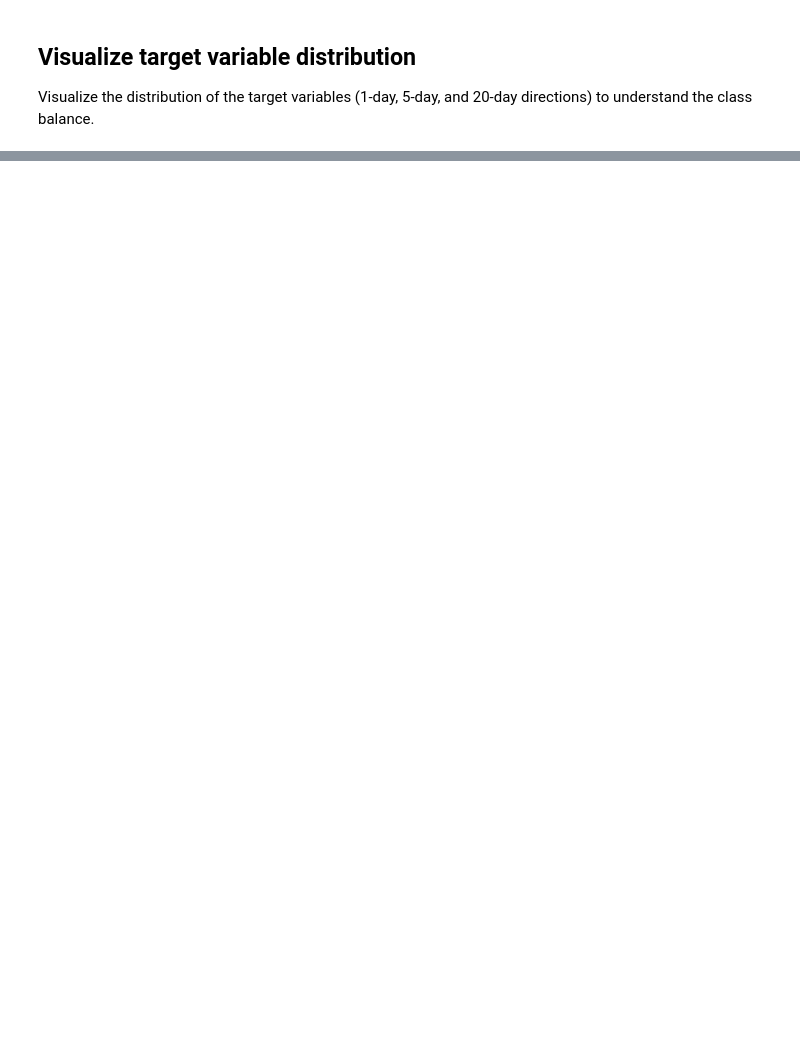
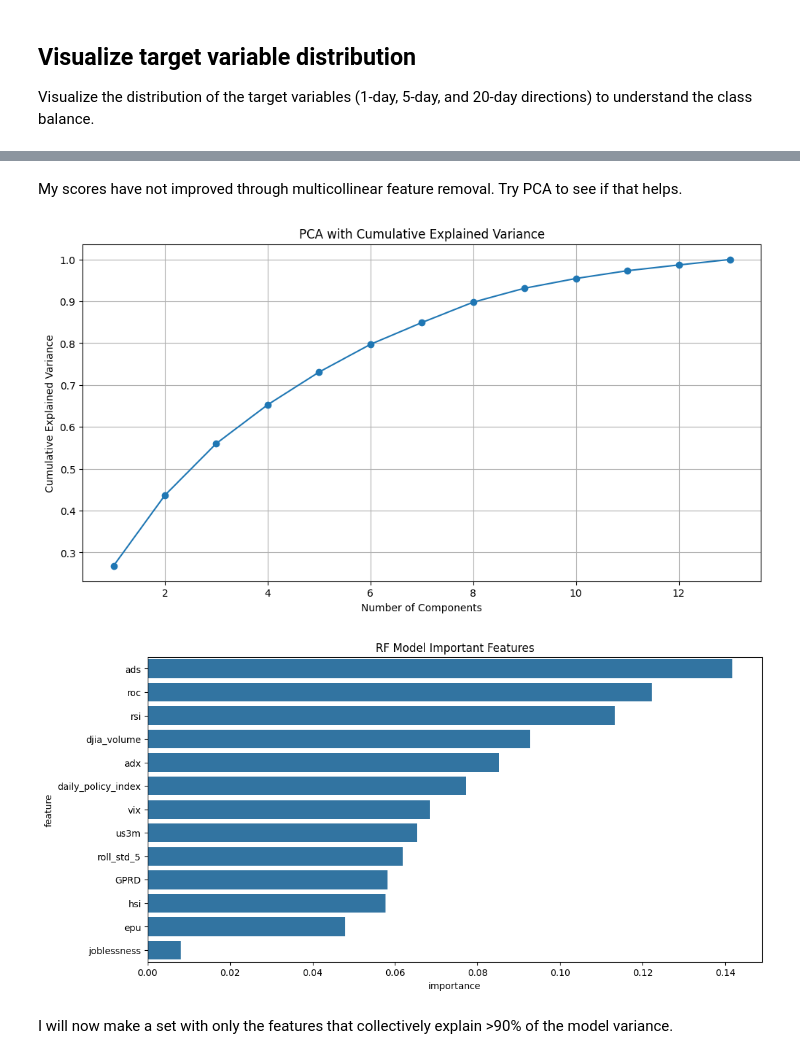
Before and after one commit to dkrapohl/UWF_DataScience_Capstone, a Jupyter notebook: DS_Capstone.ipynb, the cells around one changed output, grey strips where cells are left out. Saved outputs shown, nothing was run; the diff lists cells and outputs as text; code cells hidden in the pictures; blank space fills up the shorter version.

```diff
--- a/DS_Capstone.ipynb
+++ b/DS_Capstone.ipynb
@@ -570,0 +607,9 @@ Std Deviation: 0.0179
+# %%
+# Prepare x and y for modeling
+# Separate features and target
+predictor_drop_columns = ['direction_1d', 'direction_5d', 'direction_20d',
+                     'Date', '1d_return', '1d_return_pct', 'return_lag_1',
+                     '5d_return', '20d_return',
+                     'sp500', 'sp500_close']
+df_input_features = df.drop(columns=predictor_drop_columns)   # predict the next day
+y_basic_target = df['direction_1d']
@@ -570,0 +765,6 @@ Std Deviation: 0.0179
+# %%
+# now drop them
+df_no_multicollinearity = df_input_features.drop(columns=features_to_drop)
+
+# Train a model now without those features and measure
+best_rf_model = do_train_rf(df_no_multicollinearity, y_basic_target, n_models=50)
@@ -570,0 +779,44 @@ Std Deviation: 0.0179
+# %% [markdown]
+My scores have not improved through multicollinear feature removal. Try PCA to see if that helps.
+# %%
+
+# Going to do PCA to analyze features
+# Scale the features first
+scaler = StandardScaler()
+X_scaled = scaler.fit_transform(df_no_multicollinearity)
+
+# Apply PCA
+pca = PCA(n_components=None)
+X_pca = pca.fit_transform(X_scaled)
+
+# Create a cumulative plot of the explained_variance_ratio_ values from PCA
+explained_var_ratio = pca.explained_variance_ratio_
+plt.figure(figsize=(12, 6))
+plt.plot(range(1, len(explained_var_ratio)+1), np.cumsum(explained_var_ratio), marker='o')
+plt.xlabel('Number of Components')
+plt.ylabel('Cumulative Explained Variance')
+plt.title('PCA with Cumulative Explained Variance')
+plt.grid(True)
+plt.show()
+
+# Create a plot fo the most important features
+importances = best_rf_model.feature_importances_
+feature_importance_df = pd.DataFrame({
+    'feature': df_no_multicollinearity.columns,
+    'importance': importances
+}).sort_values('importance', ascending=False)
+
+plt.figure(figsize=(12, 6))
+sns.barplot(x='importance', y='feature', data=feature_importance_df)
+plt.title('RF Model Important Features')
+plt.show()
+
+# I'll get the number of features that add up to 90% of the variability
+#   then I'll use those to set the reduced feature set later after PCA
+# Have to add 1 to ensure we capture 90 and never choose zero features
+ideal_number_features = (np.cumsum(explained_var_ratio) >= 0.90).argmax() + 1
+# %% [output]
+[figure, added]
+[figure, added]
+# %% [markdown]
+I will now make a set with only the features that collectively explain >90% of the model variance.
```
Also changed, not shown: parts of 58 cells of this notebook, 1 other file.
